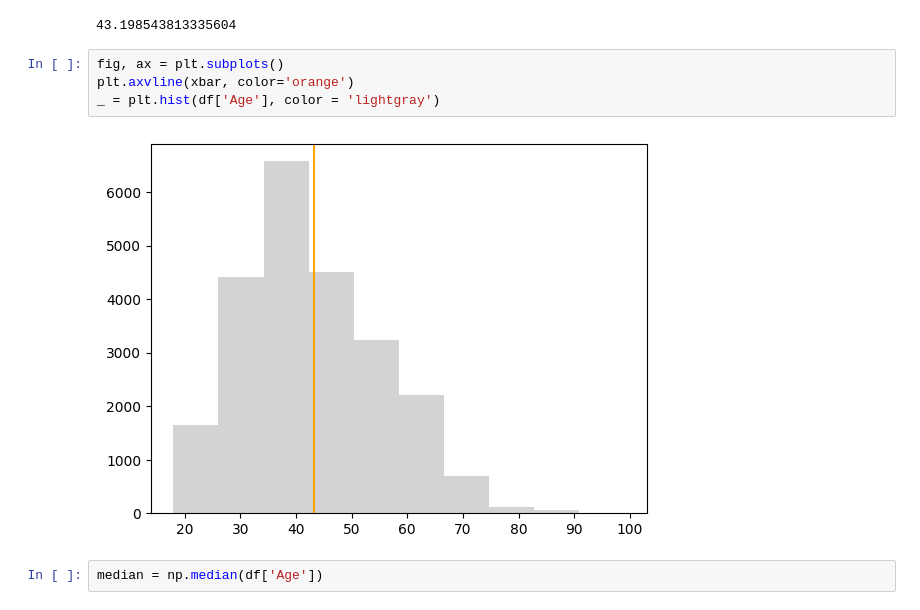
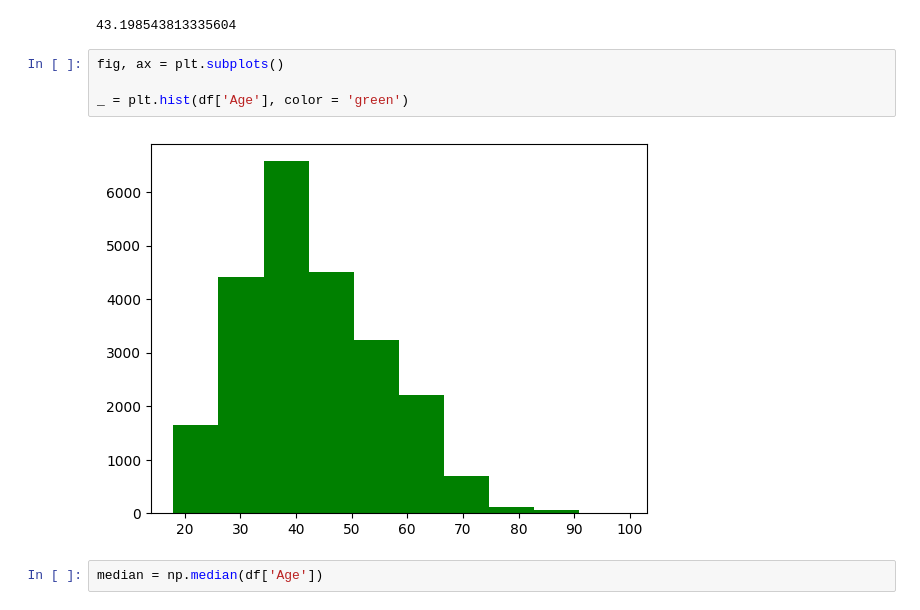
Before and after one commit to clothesstore024/Cloth-shop, a Jupyter notebook: cloth_shop.ipynb, the cells around one changed output. Cells and saved outputs as stored; diff of their text form.

```diff
--- a/cloth_shop.ipynb
+++ b/cloth_shop.ipynb
@@ -84,10 +84,10 @@ mean
 43.198543813335604
 # %%
 fig, ax = plt.subplots()
-plt.axvline(xbar, color='orange')
-_ = plt.hist(df['Age'], color = 'lightgray')
+
+_ = plt.hist(df['Age'], color = 'green')
 # %% [output]
-[figure, old version]
+[figure, new version]
 # %%
 median = np.median(df['Age'])
 # %%
```
Also changed, not shown: parts of 10 cells of this notebook.
